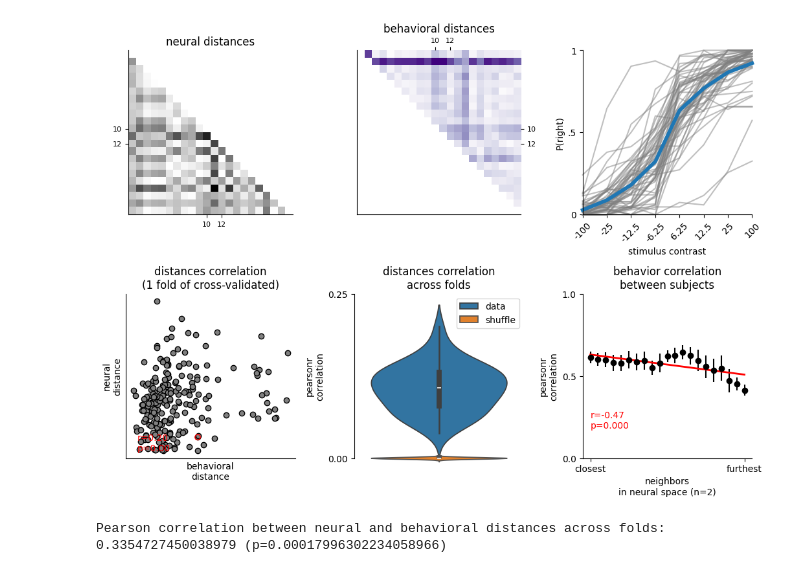
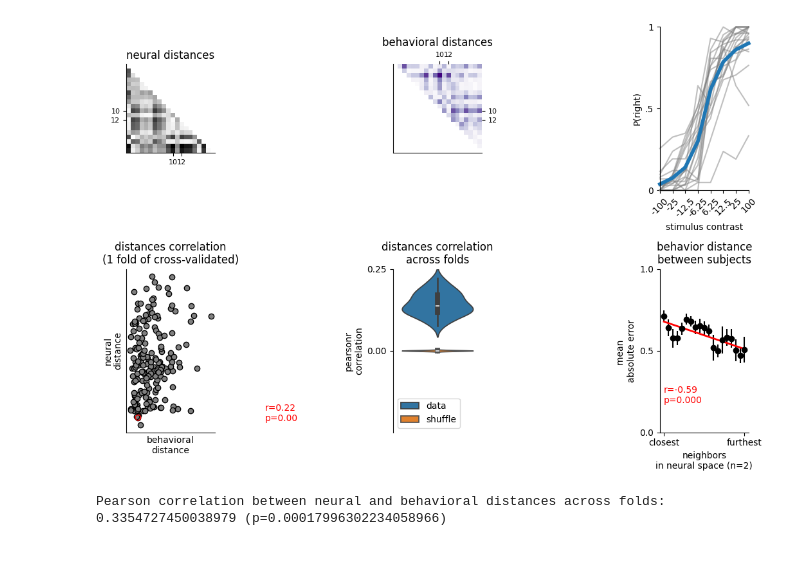
Before and after one commit to brunaafl/ShapeMetrics, a Jupyter notebook: ibl_analyses/notebooks/shape_metrics_figure.ipynb, the cells around one changed output. Saved outputs shown, nothing was run; the diff lists cells and outputs as text; code cells hidden in the pictures.

Commit message:
Adding per-region analysis and correlation-based behaviour metric

```diff
--- a/ibl_analyses/notebooks/shape_metrics_figure.ipynb
+++ b/ibl_analyses/notebooks/shape_metrics_figure.ipynb
@@ -210,7 +213,5 @@ with(open("raw_behavior_all.pkl","rb")) as f:
 
 with open("100_folds_1_time_point_all.pkl","rb") as f:
     [params,train_data_folds,test_data_folds] = pickle.load(f)
-# %%
-_, cs = train_data_folds[0]
 # %%
 fit_curve, percent_right, psycho_params = fit_psychmetric(cs, n_trials_total=n_trials)
@@ -241,18 +237,18 @@ plt.show()
 # %%
 import pickle
-with(open("raw_behavior_LP.pkl","rb")) as f:
+with(open("raw_behavior_PO.pkl","rb")) as f:
     n_trials, cs_trials = pickle.load(f)
 
 
-with open("100_folds_1_time_point_LP.pkl","rb") as f:
+with open("100_folds_1_time_point_PO.pkl","rb") as f:
     [params,train_data_folds,test_data_folds] = pickle.load(f)
 # %%
 import pickle
-with(open("bootstrap_raw_behavior_PO.pkl","rb")) as f:
+with(open("prep_data_regions/raw_behavior_all.pkl","rb")) as f:
     n_trials, cs_trials = pickle.load(f)
 
 
-with open("bootstrap_folds_1_time_point_PO.pkl","rb") as f:
+with open("prep_data_regions/100_folds_1_time_point_all.pkl","rb") as f:
     [params,train_data_folds,test_data_folds] = pickle.load(f)
 # %%
 
@@ -272,7 +268,7 @@ neurons_test=[]
 for fold in tqdm.trange(n_folds):
     train_fold, test_fold = train_data_folds[fold], test_data_folds[fold]
     try:
-        dist_neural,dist_cc,cs = get_dists(train_fold,test_fold,n_trials_total=n_trials,metric='sigmoid')
+        dist_neural,dist_cc,cs = get_dists(train_fold,test_fold,n_trials_total=n_trials,metric='area')
     except np.linalg.LinAlgError:
         print("linalg error")
         continue
@@ -332,7 +328,6 @@ axes[0].set_title('neural distances')
 axes[0].imshow(dist_neural_,cmap="Grays")
 axes[0].set_xticks(examples_idx)
 axes[0].set_yticks(examples_idx)
-#cbar = plt.colorbar(axes[0].imshow(dist_neural_,cmap="Grays"),ax=axes[0],shrink=0.5,orientation="horizontal")
 
 
 axes[1].set_title('behavioral distances')
@@ -340,7 +335,7 @@ axes[1].imshow(dist_cc_,cmap="Purples")
 axes[1].set_xticks(examples_idx)
 axes[1].set_yticks(examples_idx)
 axes[1].tick_params(top=True, labeltop=True, bottom=False, labelbottom=False,left=False,labelleft=False,right=True,labelright=True)
-#plt.colorbar(axes[1].imshow(dist_cc_,cmap="Purples"),ax=axes[1],shrink=0.5,orientation="horizontal")
+
 
 #change ticks fontsize
 for ti,tick in enumerate(axes[0].get_xticklabels()):
@@ -355,23 +350,6 @@ contrast = [-100.  ,  -25.  ,  -12.5 ,   -6.25,    0.  ,    6.25,   12.5 ,
          25.  ,  100.  ]
 
 avg_cc = [np.mean(c==1,0) for c in cs_trials]
-
-####
-### previous version of example subjects
-####
-# for si,subj in enumerate(examples_idx):
-
-#     axes[2].plot(range(9),avg_cc[subj],label="#%i" % subj,color=colors[subj],clip_on=False)
-#     axes[2].scatter(range(9),avg_cc[subj],edgecolors=colors[subj], s=50, facecolors='white', zorder=3,clip_on=False)
-
-# axes[2].set_ylabel("P(correct)")
-# axes[2].set_xlabel("contrast")
-# axes[2].legend(title="subject",ncols=2)
-# axes[2].plot([4,4],[0,1],"--",color="gray")
-# axes[2].plot([0,9],[0.5,0.5],"--",color="gray")
-# axes[2].set_yticks([0,0.5,1],[0,'.5',1])
-# axes[2].set_ylim(0,1)
-# axes[2].set_xticks(range(len(contrast)),[-100,-25,-12.5,-6.25,0,6.25,12.5,25,100],rotation=45)
 
 choices = convert_to_rw_choices(cs_trials)
 axes[2].plot(choices.T, color='gray', alpha=0.5,clip_on=False)
@@ -389,7 +367,7 @@ flat_dist_cc = dist_cc[jnp.triu_indices(S,1)]
 
 r_dist,p_dist = sts.pearsonr(flat_dist_cc,flat_dist_neural)
 axes[3].scatter( flat_dist_cc,flat_dist_neural,color="k",facecolors='gray')
-axes[3].text(0.35,0.1,"r={:.2f}\np={:.2f}".format(r_dist,p_dist),color="red")
+axes[3].text(2,0.1,"r={:.2f}\np={:.2f}".format(r_dist,p_dist),color="red")
 axes[3].set_xlabel("behavioral\ndistance")
 axes[3].set_ylabel("neural\ndistance")
 axes[3].set_xticks([])
@@ -398,65 +376,48 @@ axes[3].set_title("distances correlation\n(1 fold of cross-validated)")
 axes[3].scatter(dist_cc[examples_idx,:][:,examples_idx][np.triu_indices(len(examples_idx),1)].flatten(),
                 dist_neural[examples_idx,:][:,examples_idx][np.triu_indices(len(examples_idx),1)].flatten(),facecolors='none', edgecolors='red',zorder=10)
 
-####
-### previous version of Z-scored correlations
-####
-
-# axes[4].hist(all_zscores,color="black",bins=20)
-# axes[4].set_xlim(0,4)
-# plt.xlim(0,4)
-# axes[4].set_ylim(0,10)
-
-# axes[4].set_yticks([0,5,10],['0','','10'])
-# axes[4].set_xlabel("z-score")
-# asymmetric_error = np.array([[np.mean(all_zscores) - np.percentile(all_zscores,2.5),np.percentile(all_zscores,97.5) - np.mean(all_zscores)]])
-# axes[4].errorbar(np.mean(all_zscores),0.75,xerr=asymmetric_error.T,color="red",label="95% CI")
-# axes[4].plot(np.mean(all_zscores),0.75,"o",color="red")
-# axes[4].legend()
-
 axes[4].set_title("distances correlation\nacross folds")
 data_corrs = np.array(all_c_corrs, dtype=object)[:,0]
+low, high = np.percentile(data_corrs,[2.5,97.5])
+
 shuffle_corrs = np.array(all_c_corrs, dtype=object)[:,1].mean()
 
 sns.violinplot(data_corrs,label="data",ax=axes[4])
 sns.violinplot(shuffle_corrs,label="shuffle",ax=axes[4],clip_on=False)
 axes[4].legend()
 axes[4].set_ylabel("pearsonr\ncorrelation")
+#axes[4].text(0.1,0.02,"low={:.2f}\n high={:.3f}".format(low,high),color='r')
 axes[4].set_yticks([0,0.25])
-axes[4].set_ylim(0,0.25)
+axes[4].set_ylim(-0.25,0.25)
 axes[4].set_xticks([])
 
 
+## Here, for the distance between the subject and its neighbors, I compute the mean absolute error instead of the correlation
+# So, now, the regression should have a positive value since the more similar the neighbors are, the smaller the distance should be
 _ids = list(range(S-1))*np.shape(all_preds_top)[0]
 
 r=sts.linregress(_ids,np.nanmean(all_preds_top,2).reshape(-1))
 num_sess = dist_neural_.shape[0]-1
-#axes[5].plot(np.mean(all_preds_top,2).T,"k.",alpha=0.1,clip_on=False)
 plt.errorbar(range(num_sess),np.nanmean(np.nanmean(all_preds_top,2),0),np.std(np.nanmean(all_preds_top,2),0),fmt='o',color='black',clip_on=False)
-#axes[5].plot(np.mean(all_preds_top,2).mean(0),"r-",lw=2)
-axes[5].set_title("behavior correlation\nbetween subjects")
+axes[5].set_title("behavior distance\nbetween subjects")
 
 axes[5].text(0,0.18,"r={:.2f}\np={:.3f}".format(r.rvalue,r.pvalue),color='r')
-axes[5].set_ylabel("pearsonr\ncorrelation")
+axes[5].set_ylabel("mean \nabsolute error")
 axes[5].set_yticks([0,0.5,1])
-#axes[5].set_xticks([0,(S-2)//2,S-2],["closest","[%i,%i]" % ((S-2)//2,(S-2)//2+1),"[%i,%i]" % (S-2,S-1)])
 axes[5].set_xticks([0,S-2],["closest","furthest"])
 
 axes[5].set_xlabel("neighbors\nin neural space (n=2)")
-#axes[5].hlines(y=0.8, xmin=0, xmax=18, colors='black',lw=0.5)
 axes[5].set_ylim(0,1)
-#axes[5].text(9,.95,"*",color='black')
 # plot regression line on top of the data using the slope and intercept
 axes[5].plot(range(num_sess)*r.slope+r.intercept,"r-",lw=2)
 
 fig.tight_layout()
 sns.despine()
 sns.despine(ax=axes[4],bottom=True)
 
-
-#plt.savefig("../results_web_new/IBL_main_figure.svg",dpi=300)
+plt.savefig("IBL_main_figure.svg",dpi=300)
 # %% [output]
-[figure, old version]
+[figure, new version]
 # %%
 print(f'Pearson correlation between neural and behavioral distances across folds: {r_dist} (p={p_dist})')
 # %% [output]
```
Also changed, not shown: parts of 6 cells of this notebook, 3 other files.
